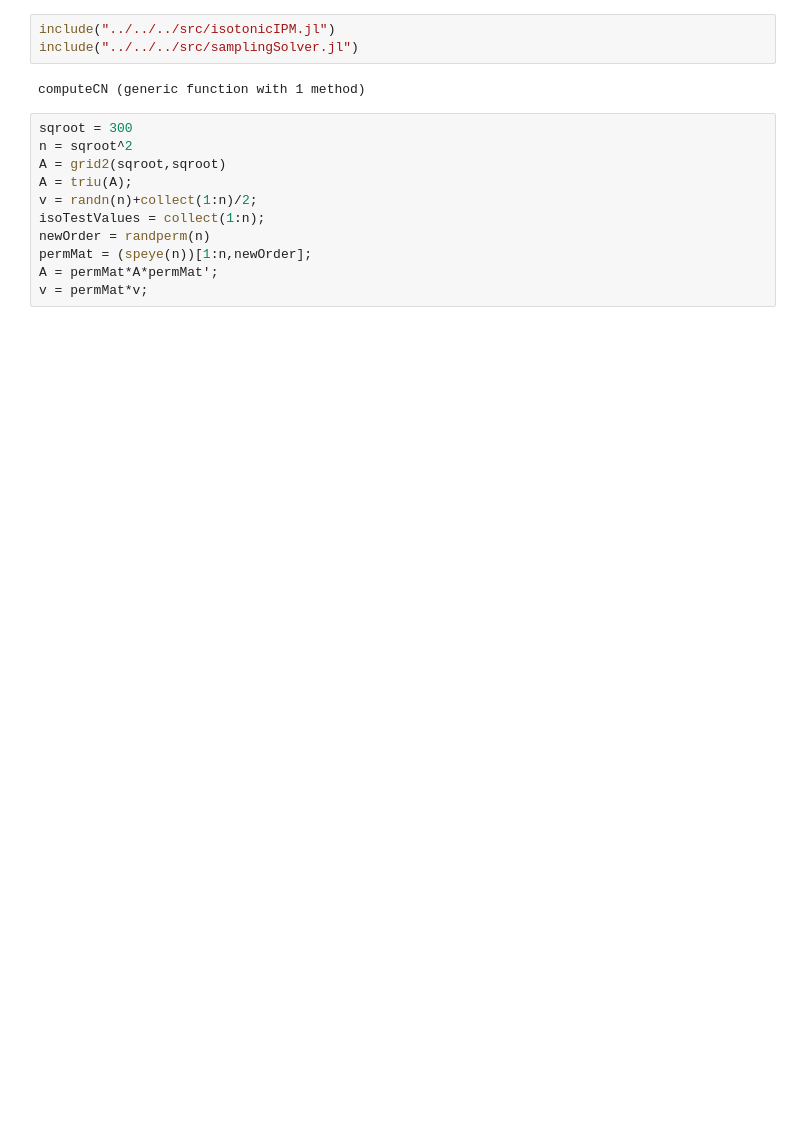
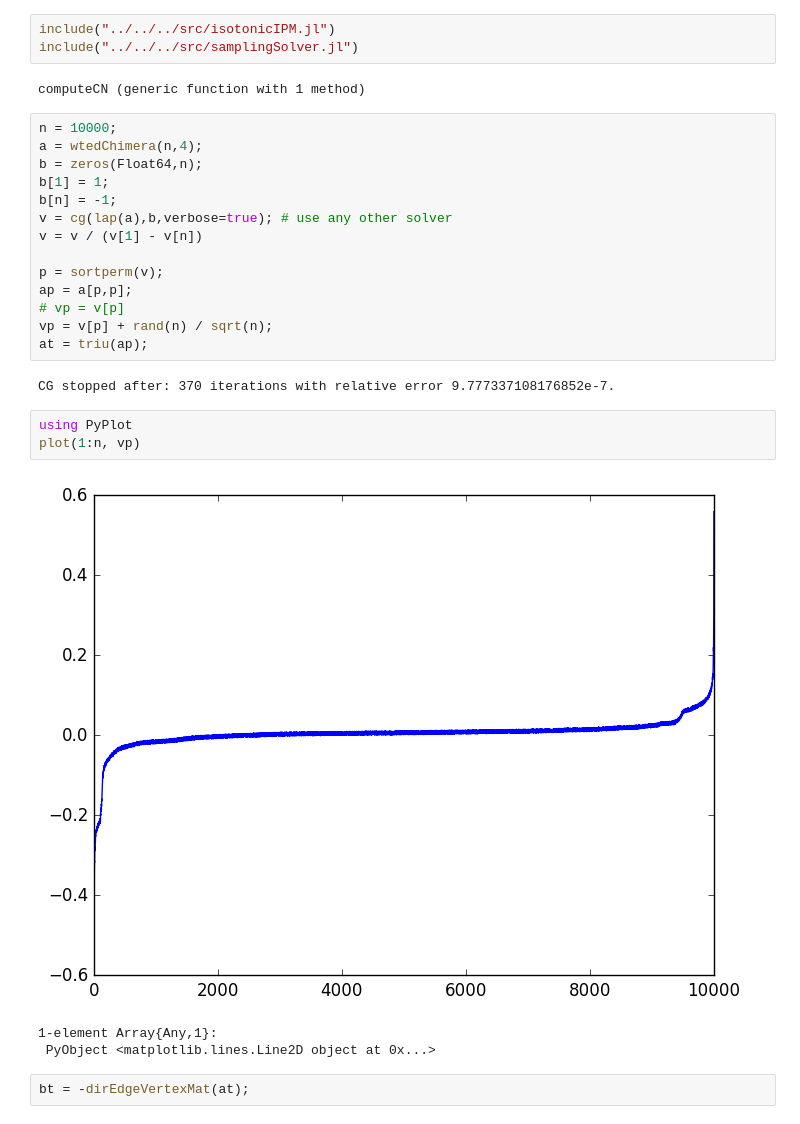
Before and after one commit to danspielman/Laplacians.jl, a Jupyter notebook: debug/Solver Testing/week 6/testing isotonic regression.ipynb, the cells around one changed output. Cells and saved outputs as stored; diff of their text form; blank space fills up the shorter version.

Commit message:
changes to test on more powerful machines

```diff
--- a/debug/Solver Testing/week 6/testing isotonic regression.ipynb
+++ b/debug/Solver Testing/week 6/testing isotonic regression.ipynb
@@ -7,14 +5,28 @@ include("../../../src/isotonicIPM.jl")
 include("../../../src/samplingSolver.jl")
 # %% [output]
 computeCN (generic function with 1 method)
-# %%
-sqroot = 300
-n = sqroot^2
-A = grid2(sqroot,sqroot)
-A = triu(A);
-v = randn(n)+collect(1:n)/2;
-isoTestValues = collect(1:n);
-newOrder = randperm(n)
-permMat = (speye(n))[1:n,newOrder];
-A = permMat*A*permMat';
-v = permMat*v;
+# %%
+n = 10000;
+a = wtedChimera(n,4);
+b = zeros(Float64,n);
+b[1] = 1;
+b[n] = -1;
+v = cg(lap(a),b,verbose=true); # use any other solver
+v = v / (v[1] - v[n])
+
+p = sortperm(v);
+ap = a[p,p];
+# vp = v[p]
+vp = v[p] + rand(n) / sqrt(n);
+at = triu(ap);
+# %% [output]
+CG stopped after: 370 iterations with relative error 9.777337108176852e-7.
+# %%
+using PyPlot
+plot(1:n, vp)
+# %% [output]
+[figure, added]
+1-element Array{Any,1}:
+ PyObject <matplotlib.lines.Line2D object at 0x...>
+# %%
+bt = -dirEdgeVertexMat(at);
```
Also changed, not shown: parts of 14 cells of this notebook, 6 other files.
